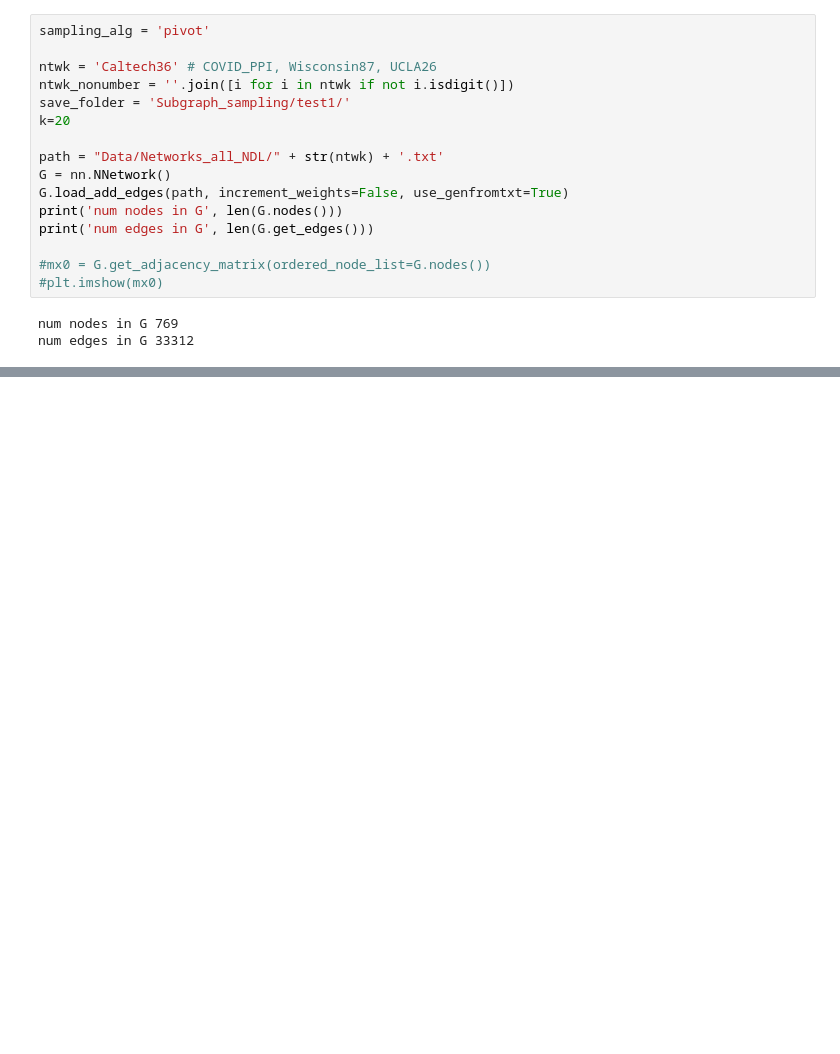
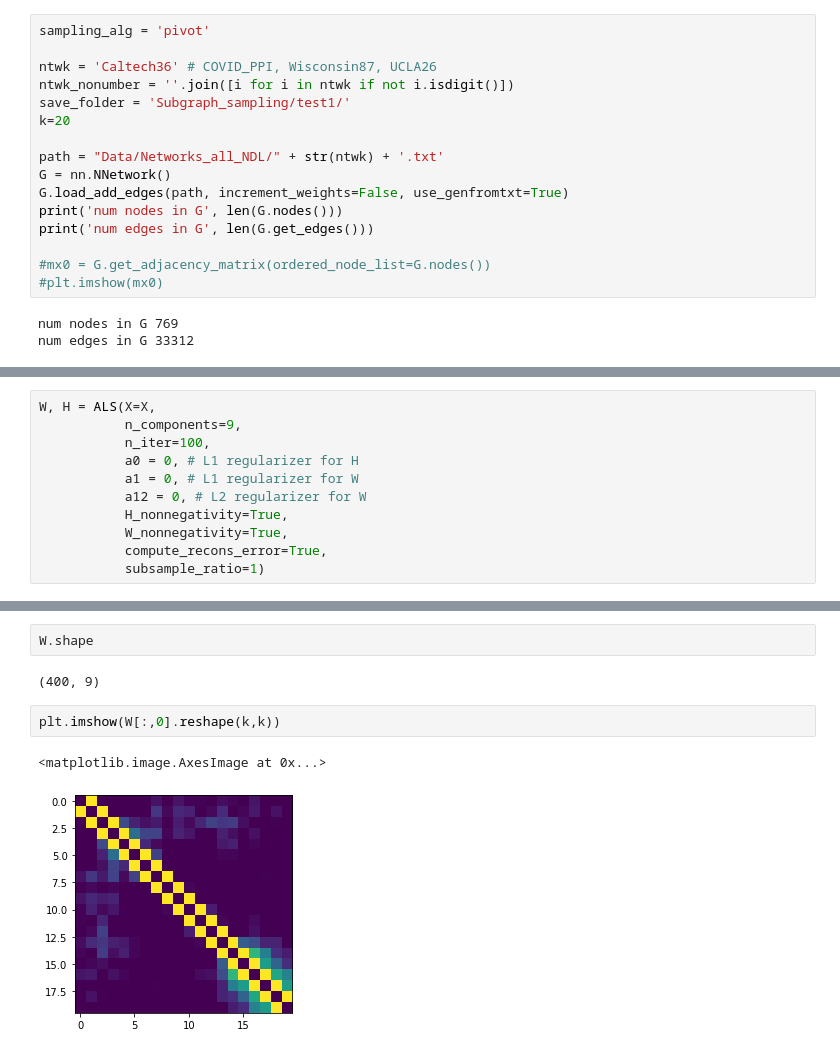
Before and after one commit to BryaneX455/reu2022, a Jupyter notebook: network_sampling_ex.ipynb, the cells around one changed output, grey strips where cells are left out. Cells and saved outputs as stored; diff of their text form; blank space fills up the shorter version.

```diff
--- a/network_sampling_ex.ipynb
+++ b/network_sampling_ex.ipynb
@@ -187,0 +257,11 @@ plt.imshow(X[:,4].reshape(k,k))
+# %%
+W, H = ALS(X=X,
+           n_components=9,
+           n_iter=100,
+           a0 = 0, # L1 regularizer for H
+           a1 = 0, # L1 regularizer for W
+           a12 = 0, # L2 regularizer for W
+           H_nonnegativity=True,
+           W_nonnegativity=True,
+           compute_recons_error=True,
+           subsample_ratio=1)
@@ -187,0 +279,9 @@ plt.imshow(X[:,4].reshape(k,k))
+# %%
+W.shape
+# %% [output]
+(400, 9)
+# %%
+plt.imshow(W[:,0].reshape(k,k))
+# %% [output]
+<matplotlib.image.AxesImage at 0x...>
+[figure, added]
```
Also changed, not shown: parts of 33 cells of this notebook.
